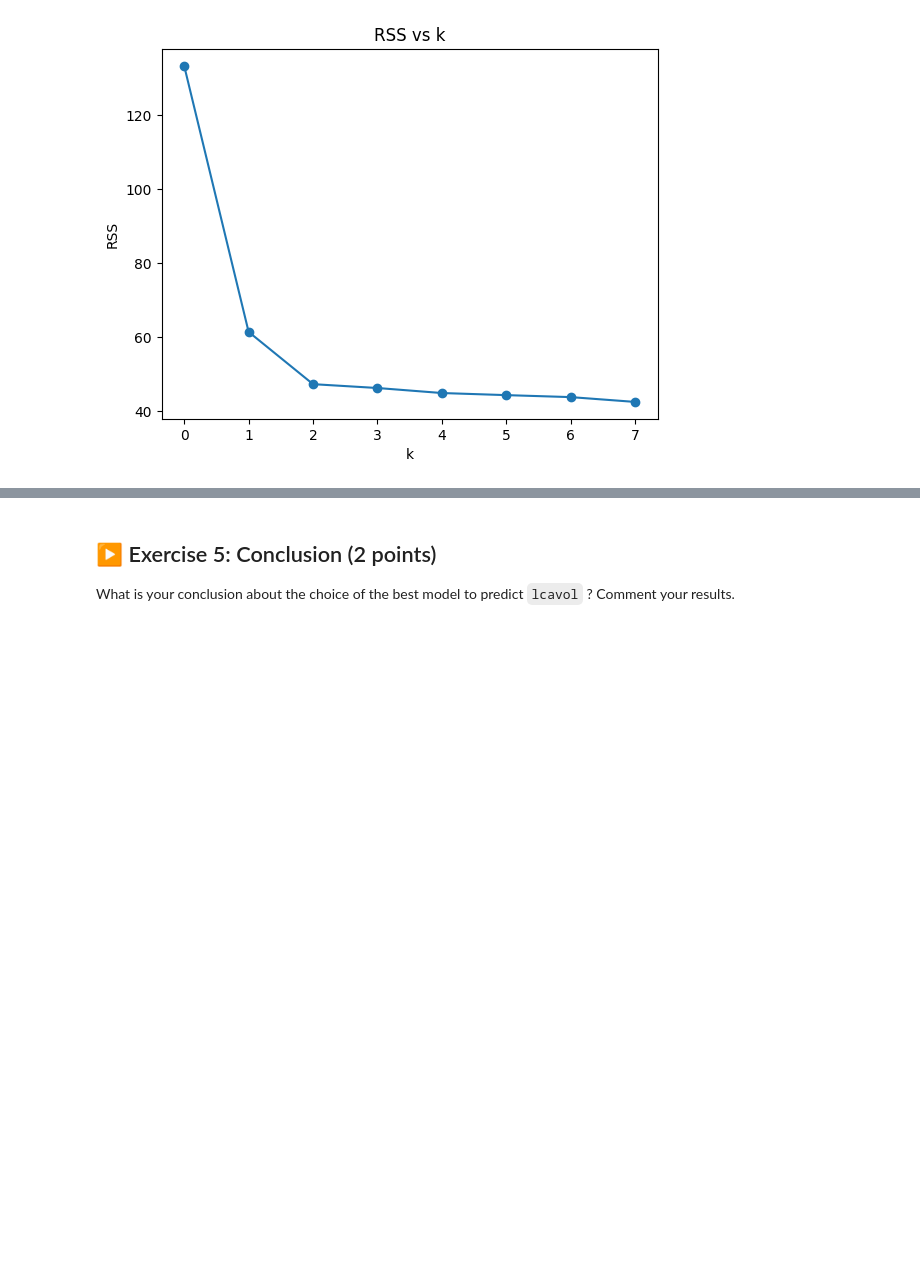
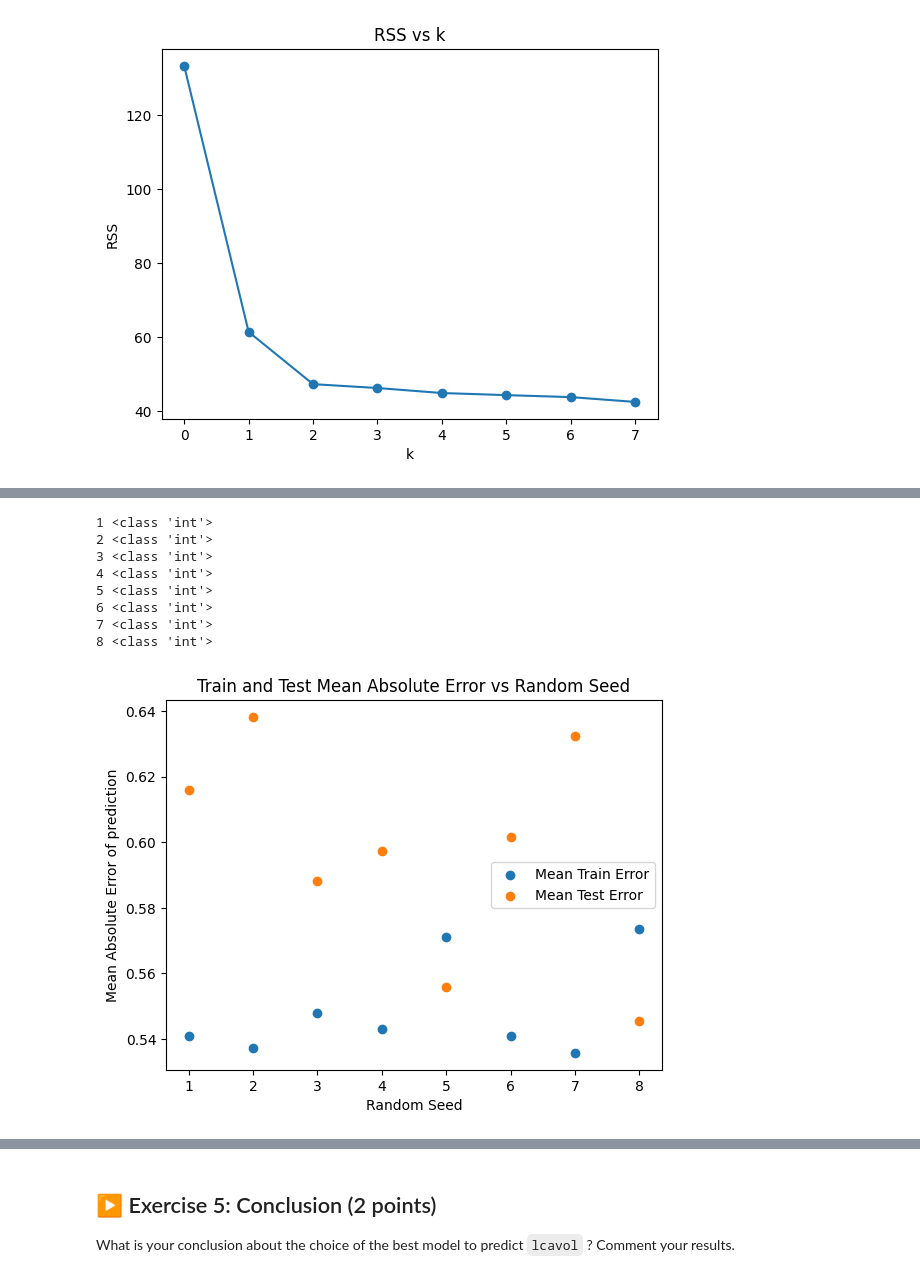
Before and after one commit to MC0117/SLA-labs, a Jupyter notebook: TP1/TP1.ipynb, the cells around one changed output, grey strips where cells are left out. Drawn from its saved outputs; the diff is of its cells as text; code cells hidden in the pictures; blank space fills up the shorter version.

```diff
--- a/TP1/TP1.ipynb
+++ b/TP1/TP1.ipynb
@@ -649,0 +627,42 @@ for i in range(len(test_mean_error)):
+# %%
+from sklearn.model_selection import train_test_split
+
+train_mean_error = []
+test_mean_error = []
+
+seeds = [12, 42, 1005, 89, 23898, 877, 9999, 33]
+seeds = [1,2,3,4,5,6,7,8]
+
+combo = list(best_combos[4][0])
+for seed in seeds:
+    print(seed, type(seed))
+    Y = df_enc['lcavol']
+    X = df_enc[combo]
+    train_X, test_X, train_Y, test_Y = train_test_split(X, Y, test_size=0.3, random_state=seed)
+    train_X = sm.add_constant(train_X)
+    test_X = sm.add_constant(test_X)
+    model = sm.OLS(train_Y, train_X)
+    results = model.fit()
+    res_train = train_Y - results.get_prediction(train_X).predicted_mean
+    train_mean_error.append(np.abs(res_train).mean())
+    res_test = test_Y - results.get_prediction(test_X).predicted_mean
+    test_mean_error.append(np.abs(res_test).mean())
+
+
+plt.scatter(seeds, train_mean_error, marker='o', label='Mean Train Error')
+plt.scatter(seeds, test_mean_error, marker='o', label='Mean Test Error')
+plt.xlabel("Random Seed")
+plt.ylabel("Mean Absolute Error of prediction")
+plt.title("Train and Test Mean Absolute Error vs Random Seed")
+plt.legend()
+plt.show()
+# %% [output]
+1 <class 'int'>
+2 <class 'int'>
+3 <class 'int'>
+4 <class 'int'>
+5 <class 'int'>
+6 <class 'int'>
+7 <class 'int'>
+8 <class 'int'>
+[figure, added]
```
Also changed, not shown: parts of 11 cells of this notebook.
